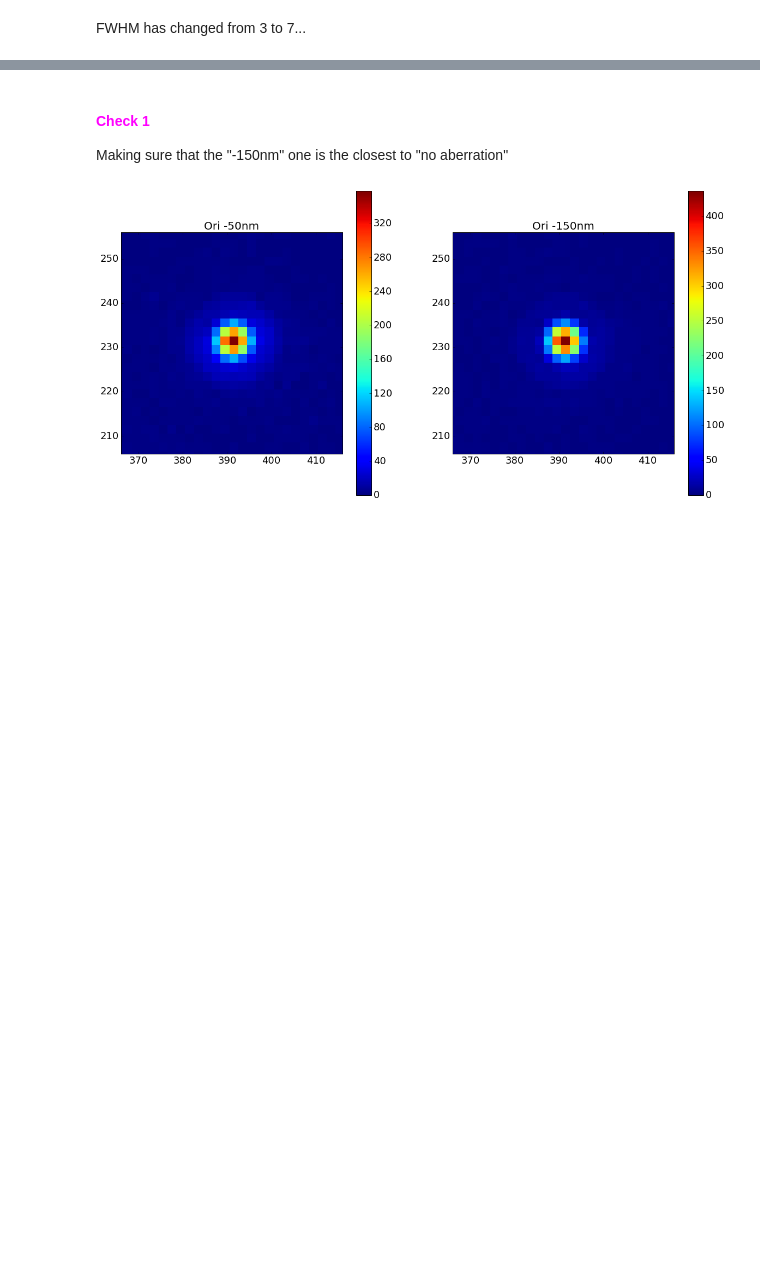
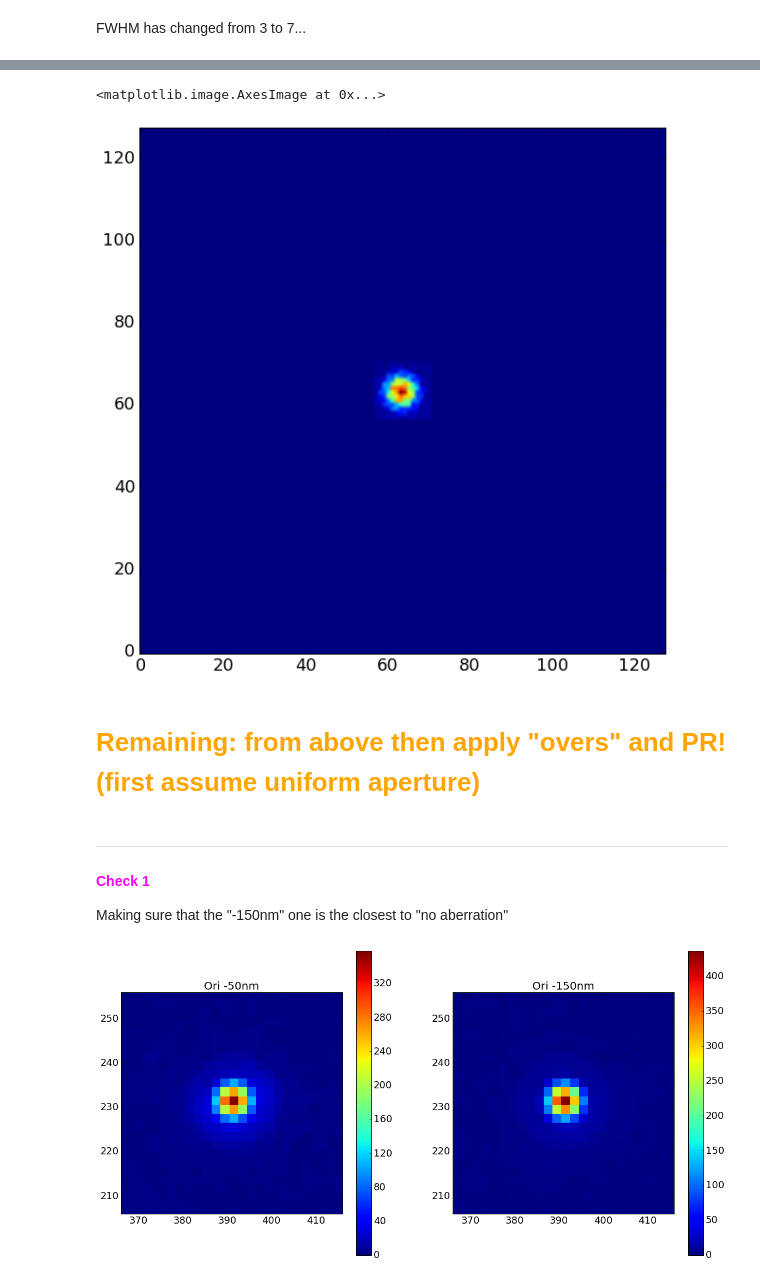
Before and after one commit to Mipanox/GPI_stuff, a Jupyter notebook: othernotebooks/data_handling.ipynb, the cells around one changed output, grey strips where cells are left out. Drawn from its saved outputs; the diff is of its cells as text; code cells hidden in the pictures; blank space fills up the shorter version.

Commit message:
clipping/masking data array

```diff
--- a/othernotebooks/data_handling.ipynb
+++ b/othernotebooks/data_handling.ipynb
@@ -132,4 +149,15 @@ In our cases, for example, the oversampling (from rotated images) to input to PR
+# %%
+clipped = clipping(test,Npix=128,center=(452,363),size=15)
+# %%
+plt.figure(figsize=(10,10))
+plt.imshow(clipped,origin='lower')
+# %% [output]
+<matplotlib.image.AxesImage at 0x...>
+[figure, added]
+# %% [markdown]
+# <font color="orange">Remaining: from above then apply "overs" and PR! (first assume uniform aperture)</font>
 # %% [markdown]
+----
 #### <font color="magenta">Check 1</font>
 Making sure that the "-150nm" one is the closest to "no aberration"
 # %%
```
Also changed, not shown: parts of 8 cells of this notebook, 2 other files.
